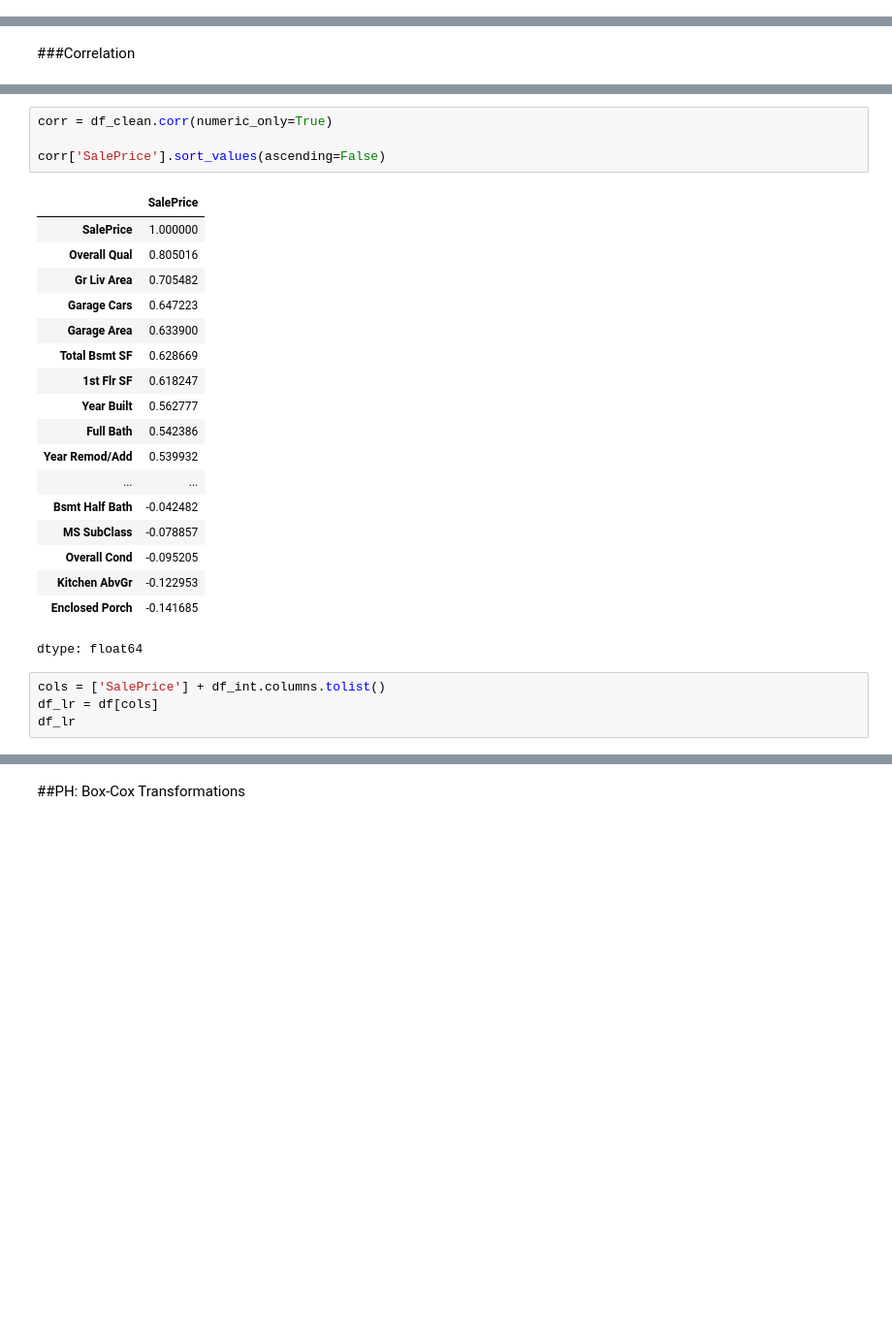
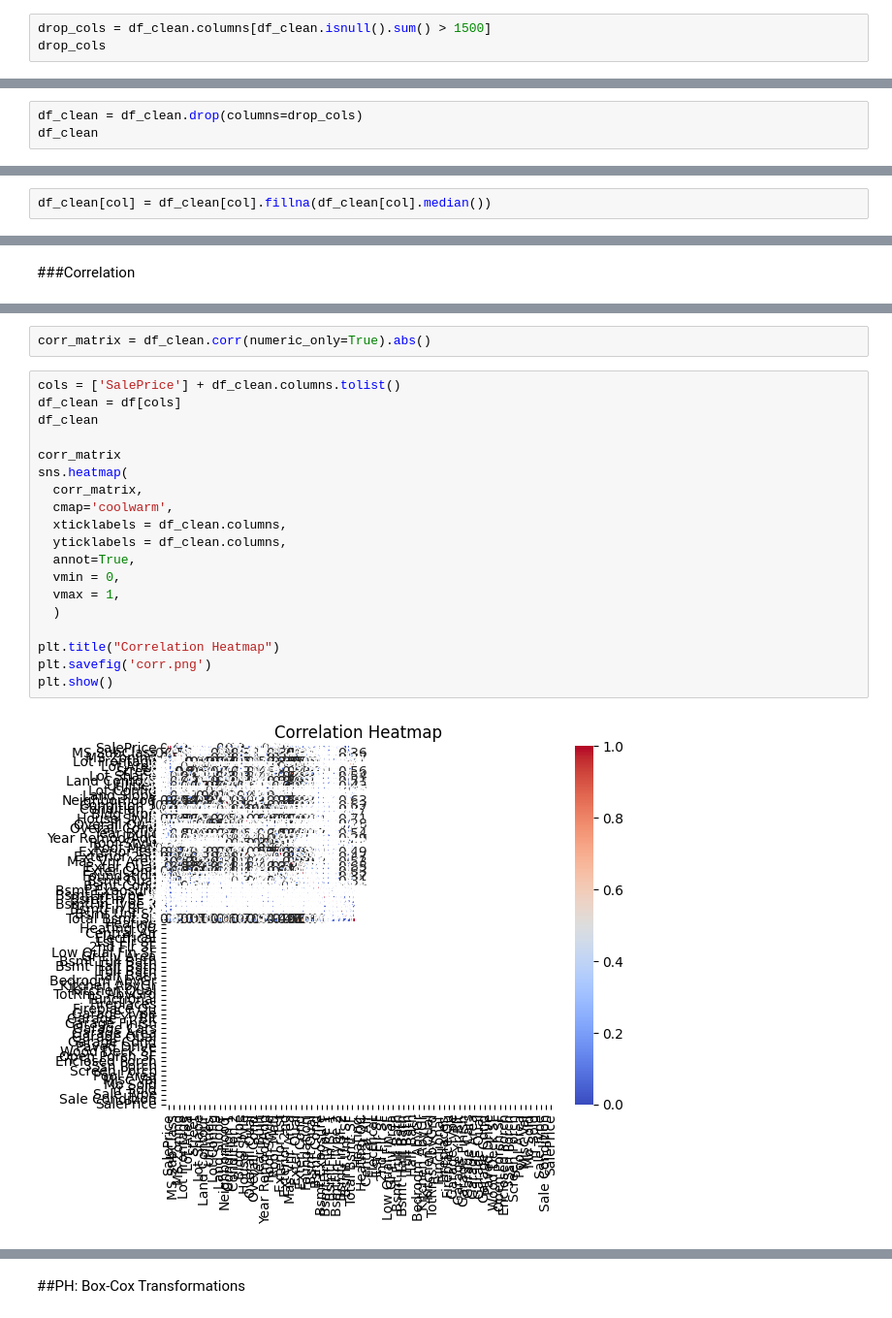
Before and after one commit to test-ds-21/stephanie465337___Data-Science-Portfolio-C21, a Jupyter notebook: Projects/Project-2/Housing.ipynb, the cells around one changed output, grey strips where cells are left out. Shown at 97% size. Cells and saved outputs as stored; diff of their text form; blank space fills up the shorter version.

```diff
--- a/Projects/Project-2/Housing.ipynb
+++ b/Projects/Project-2/Housing.ipynb
@@ -282,0 +286,3 @@ y = df_clean['SalePrice'].copy()
+# %%
+drop_cols = df_clean.columns[df_clean.isnull().sum() > 1500]
+drop_cols
@@ -282,0 +291,3 @@ y = df_clean['SalePrice'].copy()
+# %%
+df_clean = df_clean.drop(columns=drop_cols)
+df_clean
@@ -285,3 +310,5 @@ y = df_clean['SalePrice'].copy()
+# %%
+df_clean[col] = df_clean[col].fillna(df_clean[col].median())
 # %% [markdown]
 ###Place Holder - Encoding
 # %% [markdown]
@@ -313,27 +387,23 @@ plt.show()
 # %%
-corr = df_clean.corr(numeric_only=True)
-
-corr['SalePrice'].sort_values(ascending=False)
+corr_matrix = df_clean.corr(numeric_only=True).abs()
-# %% [output]
-|  | SalePrice |
-| SalePrice | 1.000000 |
-| Overall Qual | 0.805016 |
-| Gr Liv Area | 0.705482 |
-| Garage Cars | 0.647223 |
-| Garage Area | 0.633900 |
-| Total Bsmt SF | 0.628669 |
-| 1st Flr SF | 0.618247 |
-| Year Built | 0.562777 |
-| Full Bath | 0.542386 |
-| Year Remod/Add | 0.539932 |
-| ... | ... |
-| Bsmt Half Bath | -0.042482 |
-| MS SubClass | -0.078857 |
-| Overall Cond | -0.095205 |
-| Kitchen AbvGr | -0.122953 |
-| Enclosed Porch | -0.141685 |
-dtype: float64
 # %%
-cols = ['SalePrice'] + df_int.columns.tolist()
-df_lr = df[cols]
-df_lr
+cols = ['SalePrice'] + df_clean.columns.tolist()
+df_clean = df[cols]
+df_clean
+
+corr_matrix
+sns.heatmap(
+  corr_matrix,
+  cmap='coolwarm',
+  xticklabels = df_clean.columns,
+  yticklabels = df_clean.columns,
+  annot=True,
+  vmin = 0,
+  vmax = 1,
+  )
+
+plt.title("Correlation Heatmap")
+plt.savefig('corr.png')
+plt.show()
+# %% [output]
+[figure, added]
```
Also changed, not shown: parts of 47 cells of this notebook.
